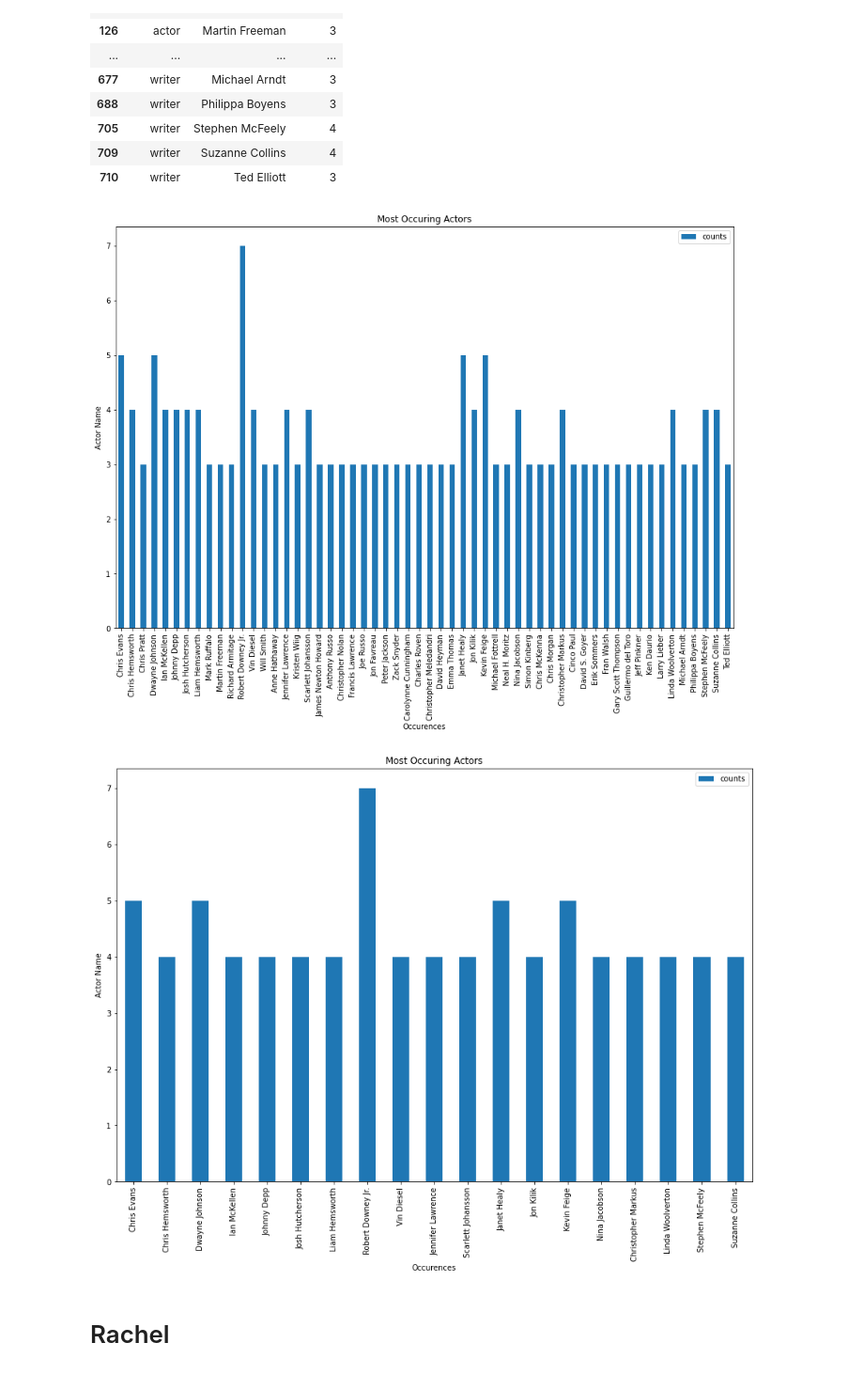
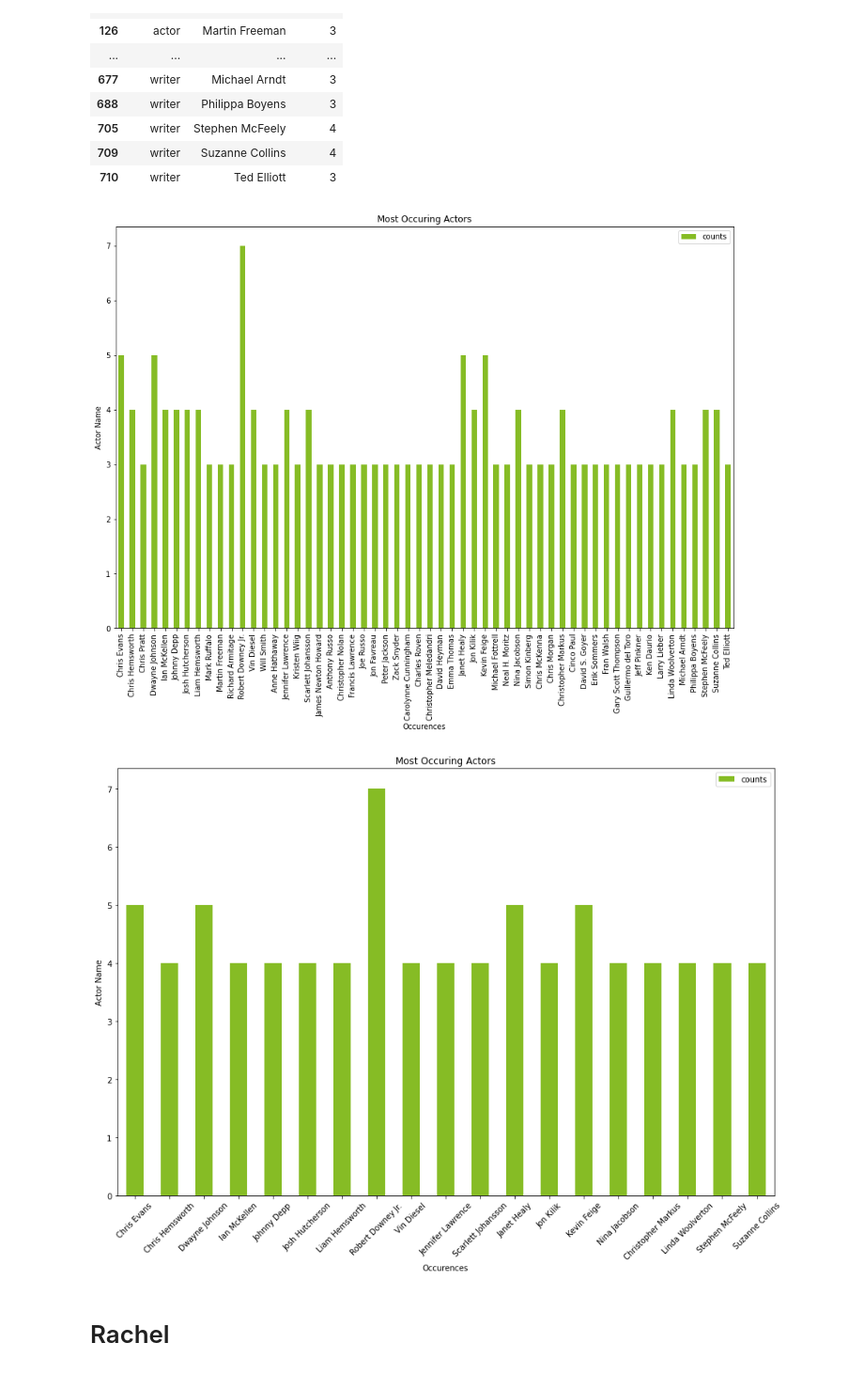
Before and after one commit to racday/ai-capstone, a Jupyter notebook: index.ipynb, the cells around one changed output. Shown at 94% size. Drawn from its saved outputs; the diff is of its cells as text; code cells hidden in the pictures.

Commit message:
graphing

```diff
--- a/index.ipynb
+++ b/index.ipynb
@@ -316,23 +316,24 @@ grouped2
 | 710 | writer | Ted Elliott | 3 |
 # %%
 #plot actors that occur 3 or more times.
-ax = grouped2.plot(kind="bar", title="Most Occuring Actors", figsize=(15,10), x="primary_name", y="counts")
+ax = grouped2.plot(kind="bar", title="Most Occuring Actors", color="#86BC25", figsize=(15,10), x="primary_name", y="counts")
 ax.set_xlabel("Occurences")
 ax.set_ylabel("Actor Name")
 plt.show()
 # %% [output]
-[figure, old version]
+[figure, new version]
 # %%
 #creates a df that shows actors appearances more than 3 times.
 grouped3 = grouped[grouped['counts'] > 3]
 # %%
 #plot actors that occur 4 or more times.
-ax = grouped3.plot(kind="bar", title="Most Occuring Actors", figsize=(15,10), x="primary_name", y="counts")
+ax = grouped3.plot(kind="bar", title="Most Occuring Actors", figsize=(15,10), color="#86BC25", x="primary_name", y="counts")
 ax.set_xlabel("Occurences")
 ax.set_ylabel("Actor Name")
+plt.xticks(rotation = 45)
 plt.show()
 # %% [output]
-[figure, old version]
+[figure, new version]
 # %% [markdown]
 # Rachel
 # %% [markdown]
```
